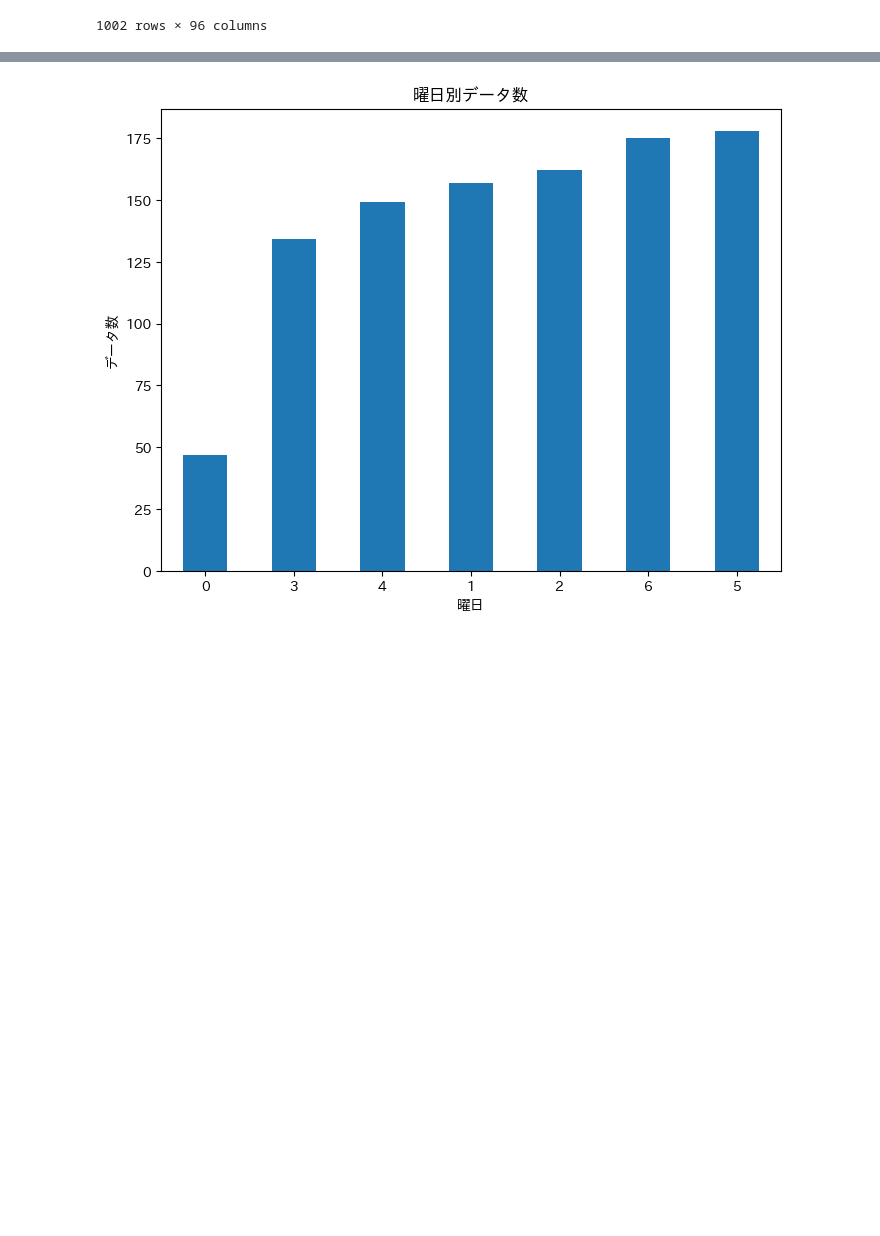
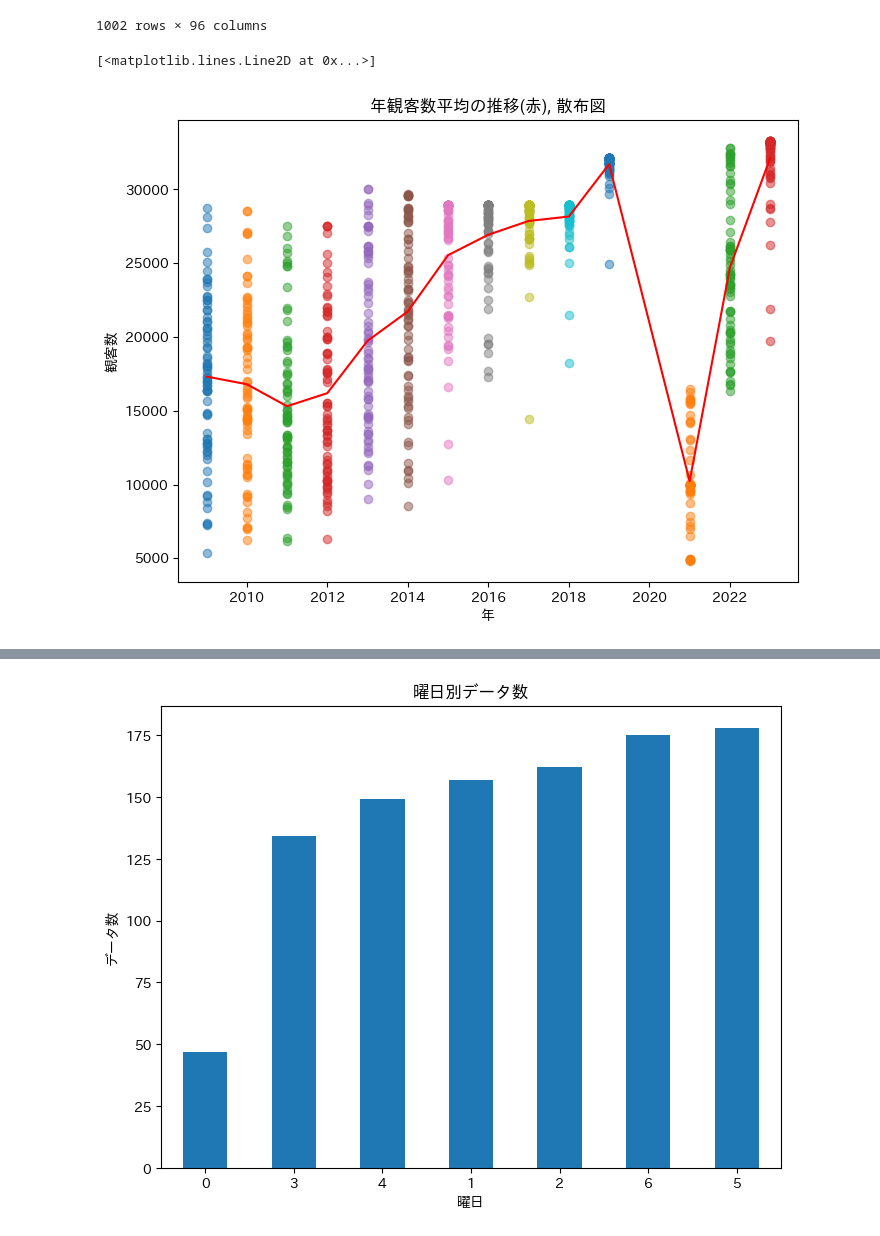
Before and after one commit to tsyu12345/Class_DataScienceEX, a Jupyter notebook: 最終課題用/report-23vr008n.ipynb, the cells around one changed output, grey strips where cells are left out. Cells and saved outputs as stored; diff of their text form; code cells hidden in the pictures; blank space fills up the shorter version.

```diff
--- a/最終課題用/report-23vr008n.ipynb
+++ b/最終課題用/report-23vr008n.ipynb
@@ -211,3 +211,20 @@ df_encoded
 | 1069 | 33267 | 5 | 3 | True | False | False | False | False | False | False | ... |
 | 1070 | 32782 | 4 | 0 | True | False | False | False | False | True | False | ... |
 1002 rows × 96 columns
+# %%
+# 年数と年観客数平均の推移,散布図を確認
+
+# 年度ごとの散布図
+years = df_encoded['年'].unique()
+audiences = df_encoded['観客数'].groupby(df_encoded['年'])
+
+plt.figure(figsize=(8, 6))
+for year, audience in audiences:
+    plt.scatter([year] * len(audience), audience, alpha=0.5)
+plt.title("年観客数平均の推移(赤), 散布図")
+plt.xlabel("年")
+plt.ylabel("観客数")
+plt.plot(years, audiences.mean(), color='red')
+# %% [output]
+[<matplotlib.lines.Line2D at 0x...>]
+[figure, added]
```
Also changed, not shown: parts of 27 cells of this notebook, 11 other files.
